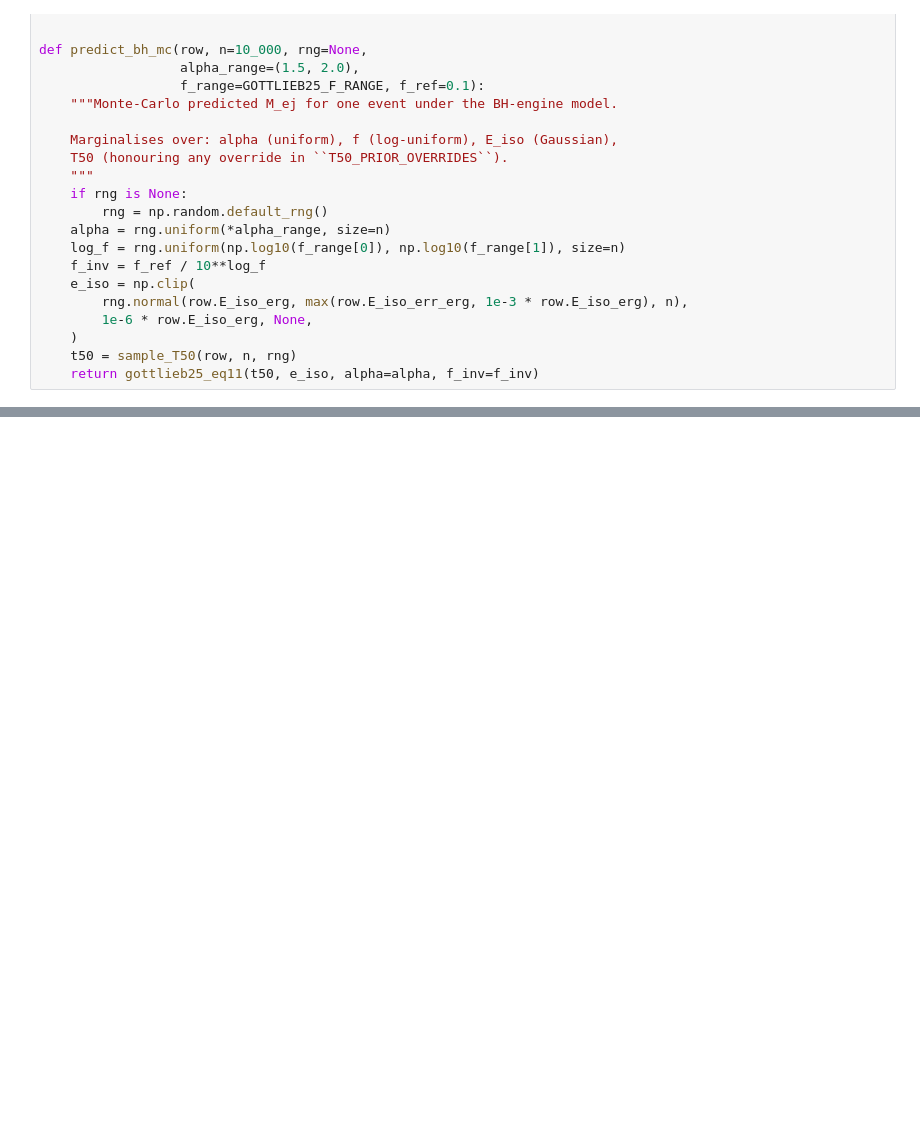
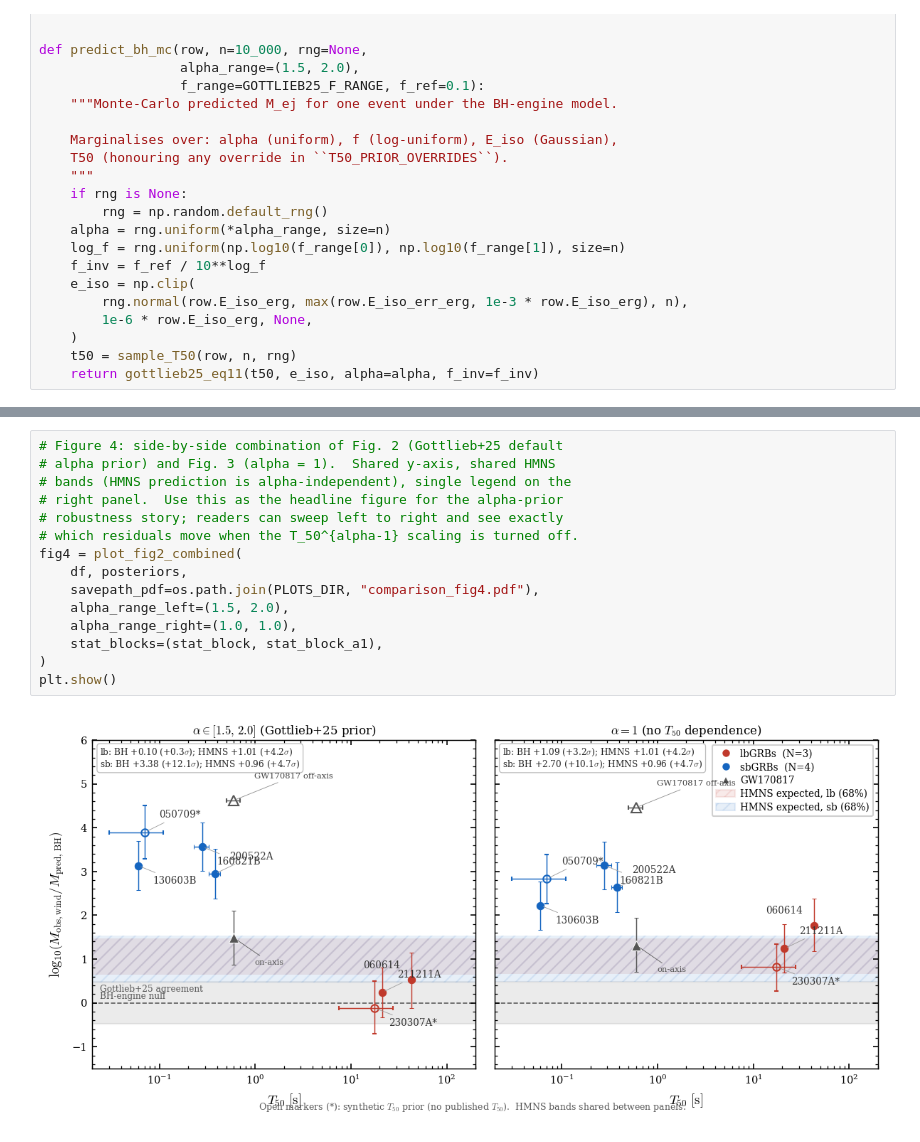
Before and after one commit to jorodgrz/GRBproject, a Jupyter notebook: comparison.ipynb, the cells around one changed output, grey strips where cells are left out. Saved outputs shown, nothing was run; the diff lists cells and outputs as text; blank space fills up the shorter version.

Commit message:
Update notebooks, physics module, and regenerate figures

```diff
--- a/comparison.ipynb
+++ b/comparison.ipynb
@@ -1024,3 +1196,20 @@ Alpha-sensitivity: residuals at alpha = 1
+# %%
+# Figure 4: side-by-side combination of Fig. 2 (Gottlieb+25 default
+# alpha prior) and Fig. 3 (alpha = 1).  Shared y-axis, shared HMNS
+# bands (HMNS prediction is alpha-independent), single legend on the
+# right panel.  Use this as the headline figure for the alpha-prior
+# robustness story; readers can sweep left to right and see exactly
+# which residuals move when the T_50^{alpha-1} scaling is turned off.
+fig4 = plot_fig2_combined(
+    df, posteriors,
+    savepath_pdf=os.path.join(PLOTS_DIR, "comparison_fig4.pdf"),
+    alpha_range_left=(1.5, 2.0),
+    alpha_range_right=(1.0, 1.0),
+    stat_blocks=(stat_block, stat_block_a1),
+)
+plt.show()
+# %% [output]
+[figure, added]
 # %% [markdown]
 ### Figure 2: anchors and interpretation
 
```
Also changed, not shown: parts of 8 cells of this notebook, 17 other files.
